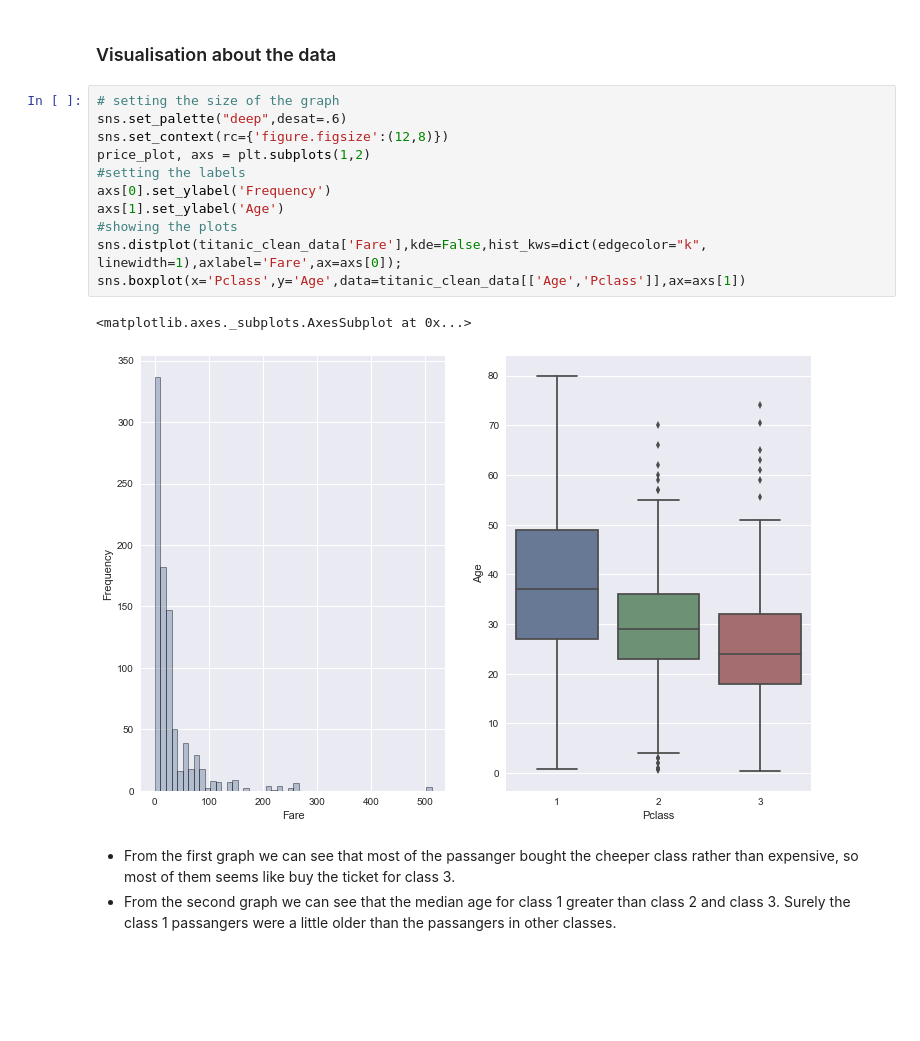
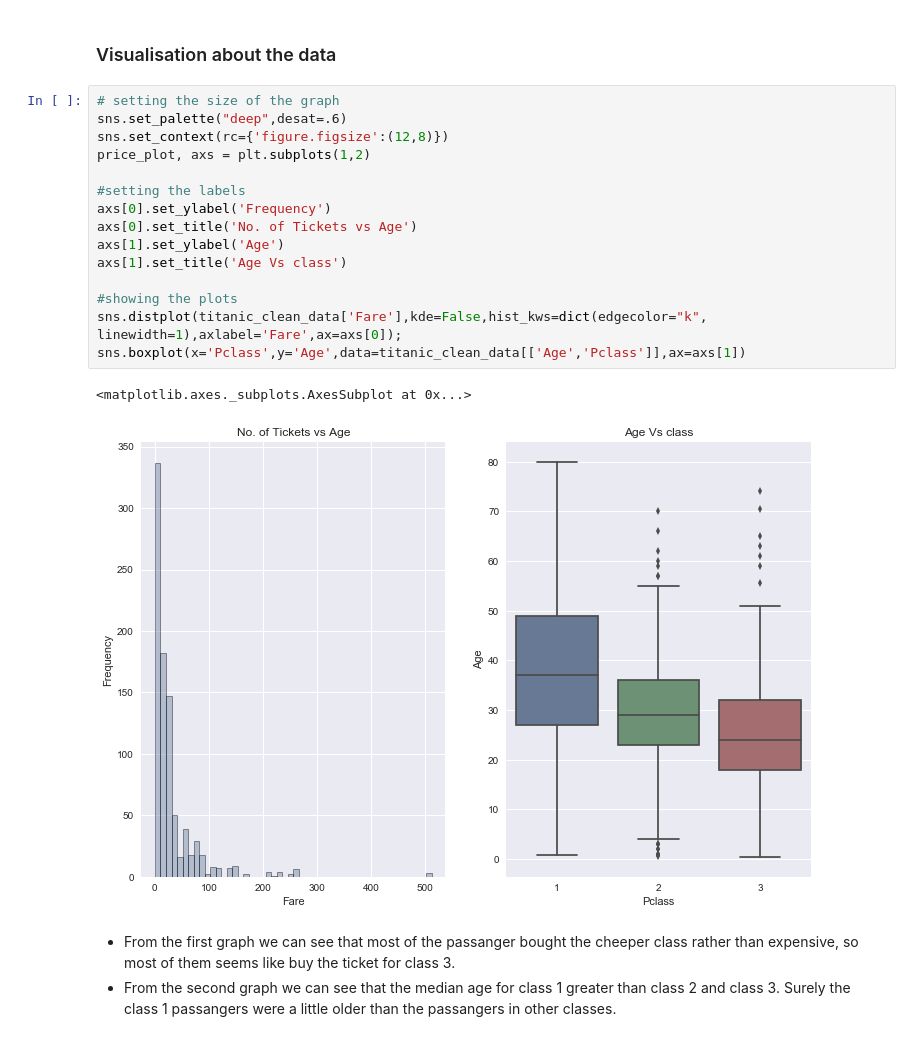
Before and after one commit to hassan23/Titanic-Data-Analysis, a Jupyter notebook: Untitled.ipynb, the cells around one changed output. Drawn from its saved outputs; the diff is of its cells as text; blank space fills up the shorter version.

```diff
--- a/Untitled.ipynb
+++ b/Untitled.ipynb
@@ -96,17 +97,21 @@ titanic_clean_data[['Survived','Pclass','Age','SibSp','Parch','Fare']].describe(
 # %%
 # setting the size of the graph
 sns.set_palette("deep",desat=.6)
 sns.set_context(rc={'figure.figsize':(12,8)})
 price_plot, axs = plt.subplots(1,2)
+
 #setting the labels
 axs[0].set_ylabel('Frequency')
+axs[0].set_title('No. of Tickets vs Age')
 axs[1].set_ylabel('Age')
+axs[1].set_title('Age Vs class')
+
 #showing the plots
 sns.distplot(titanic_clean_data['Fare'],kde=False,hist_kws=dict(edgecolor="k", linewidth=1),axlabel='Fare',ax=axs[0]);
 sns.boxplot(x='Pclass',y='Age',data=titanic_clean_data[['Age','Pclass']],ax=axs[1])
 # %% [output]
 <matplotlib.axes._subplots.AxesSubplot at 0x...>
-[figure, old version]
+[figure, new version]
 # %% [markdown]
  - From the first graph we can see that most of the passanger bought the cheeper class rather than expensive, so most of them seems like buy the ticket for class 3.
  - From the second graph we can see that the median age for class 1 greater than class 2 and class 3. Surely the class 1 passangers were a little older than the passangers in other classes.
```
Also changed, not shown: parts of 19 cells of this notebook.
